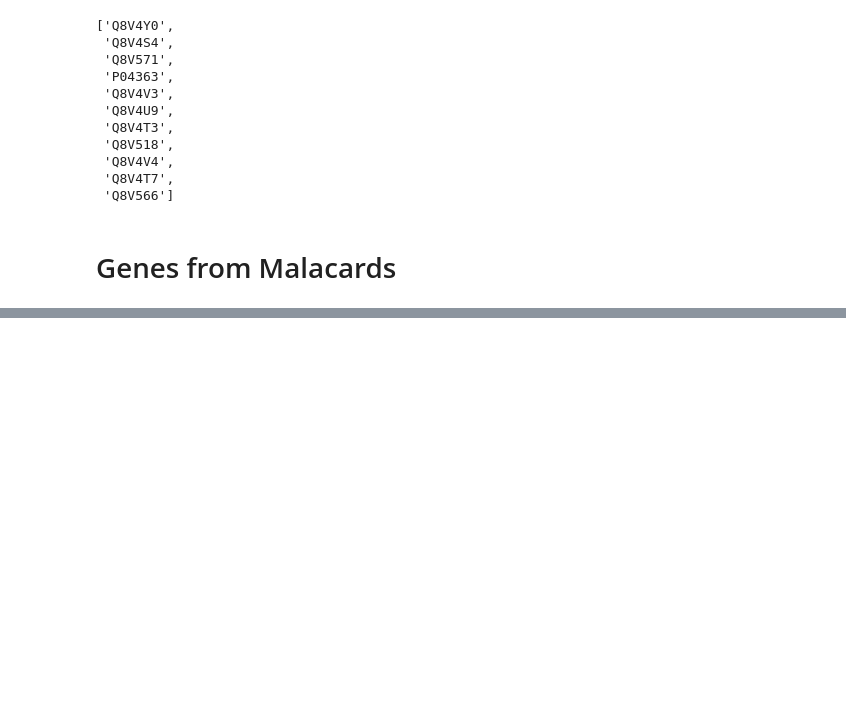
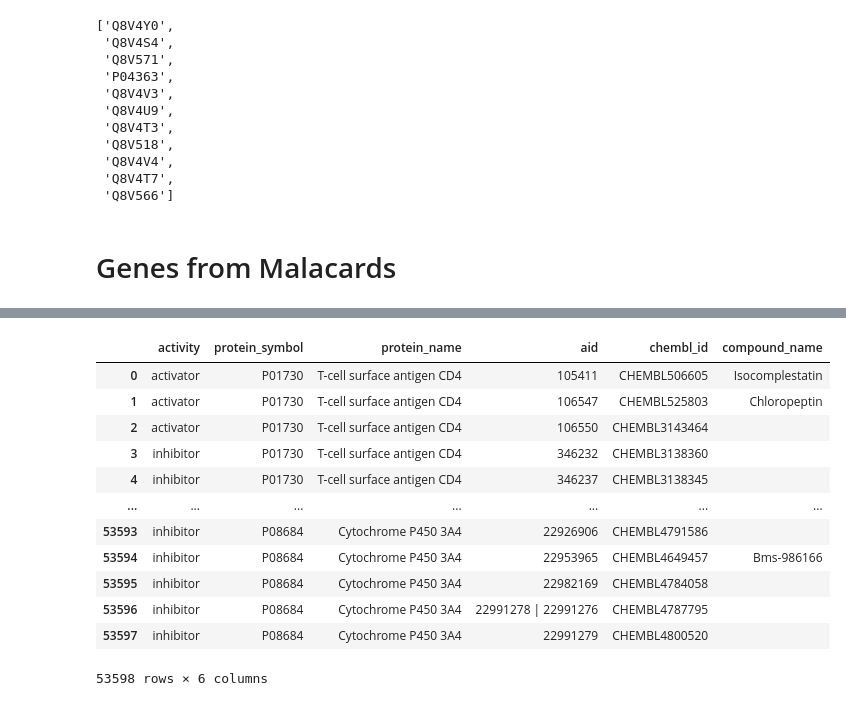
Before and after one commit to Fraunhofer-ITMP/BY-COVID-KG, a Jupyter notebook: Monkeypox_Final.ipynb, the cells around one changed output, grey strips where cells are left out. Saved outputs shown, nothing was run; the diff lists cells and outputs as text; code cells hidden in the pictures; blank space fills up the shorter version.

```diff
--- a/Monkeypox_Final.ipynb
+++ b/Monkeypox_Final.ipynb
@@ -676,0 +473,20 @@ KeyboardInterrupt:
+# %%
+infile = open('data/normalized_data/uprot2chembl','rb')
+uprot2chem = pickle.load(infile)
+infile.close()
+# %%
+uprot2chem
+# %% [output]
+|  | activity | protein_symbol | protein_name | aid | chembl_id | compound_name |
+| 0 | activator | P01730 | T-cell surface antigen CD4 | 105411 | CHEMBL506605 | Isocomplestatin |
+| 1 | activator | P01730 | T-cell surface antigen CD4 | 106547 | CHEMBL525803 | Chloropeptin |
+| 2 | activator | P01730 | T-cell surface antigen CD4 | 106550 | CHEMBL3143464 |  |
+| 3 | inhibitor | P01730 | T-cell surface antigen CD4 | 346232 | CHEMBL3138360 |  |
+| 4 | inhibitor | P01730 | T-cell surface antigen CD4 | 346237 | CHEMBL3138345 |  |
+| ... | ... | ... | ... | ... | ... | ... |
+| 53593 | inhibitor | P08684 | Cytochrome P450 3A4 | 22926906 | CHEMBL4791586 |  |
+| 53594 | inhibitor | P08684 | Cytochrome P450 3A4 | 22953965 | CHEMBL4649457 | Bms-986166 |
+| 53595 | inhibitor | P08684 | Cytochrome P450 3A4 | 22982169 | CHEMBL4784058 |  |
+| 53596 | inhibitor | P08684 | Cytochrome P450 3A4 | 22991278 | 22991276 | CHEMBL4787795 |  |
+| 53597 | inhibitor | P08684 | Cytochrome P450 3A4 | 22991279 | CHEMBL4800520 |  |
+53598 rows × 6 columns
```
Also changed, not shown: parts of 58 cells of this notebook, 12 other files.
